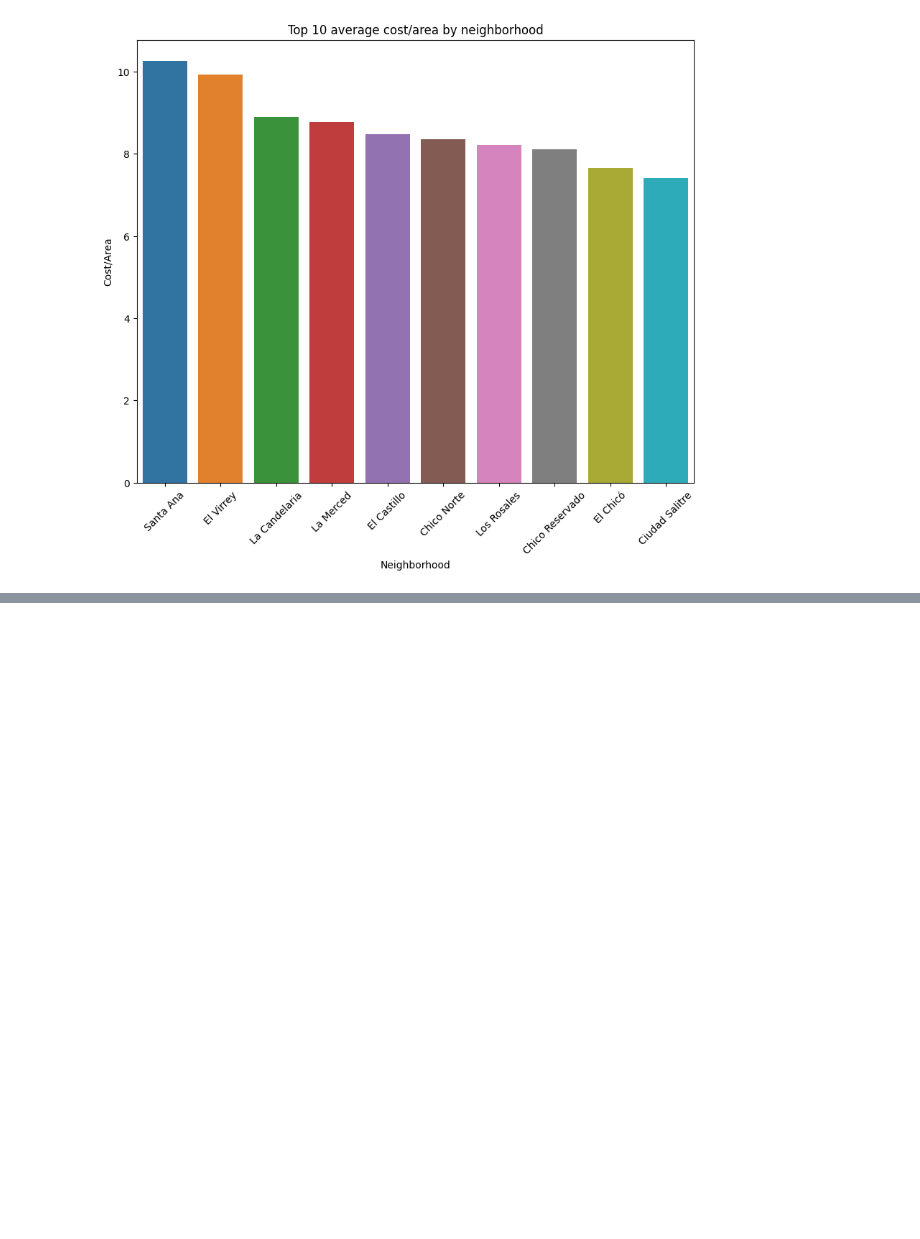
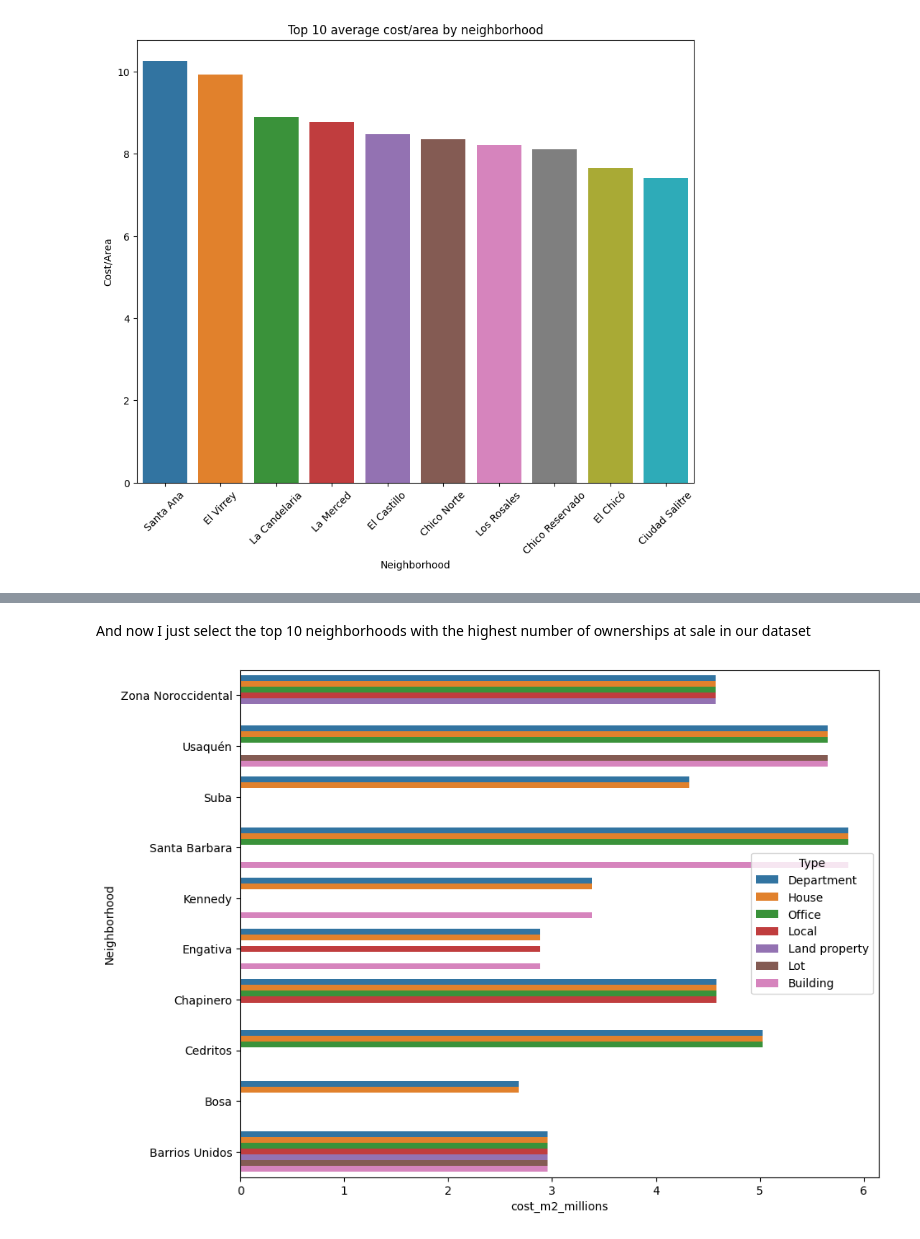
Before and after one commit to EmmanuelMald/Inmersion-datos-Aiura-LATAM, a Jupyter notebook: Integrate_work.ipynb, the cells around one changed output, grey strips where cells are left out. Saved outputs shown, nothing was run; the diff lists cells and outputs as text; code cells hidden in the pictures; blank space fills up the shorter version.

```diff
--- a/Integrate_work.ipynb
+++ b/Integrate_work.ipynb
@@ -256,0 +343,10 @@ plt.show()
+# %% [markdown]
+And now I just select the top 10 neighborhoods with the highest number of ownerships at sale in our dataset
+# %%
+top10=data.Neighborhood.value_counts()[:10].index.tolist()
+top10_df=data.query("Neighborhood in @top10")
+plt.figure(figsize=(10,8))
+sns.barplot(data=top10_df, y = "Neighborhood", x = "cost_m2_millions", hue="Type")
+plt.show()
+# %% [output]
+[figure, added]
```
Also changed, not shown: parts of 21 cells of this notebook.
